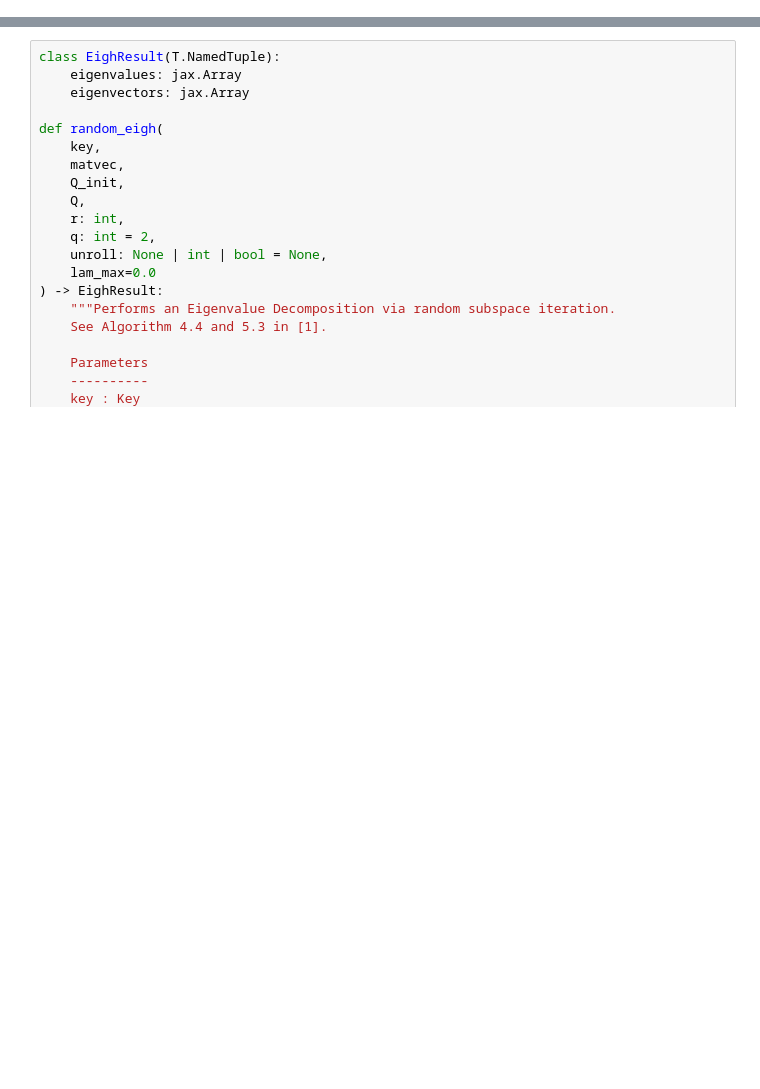
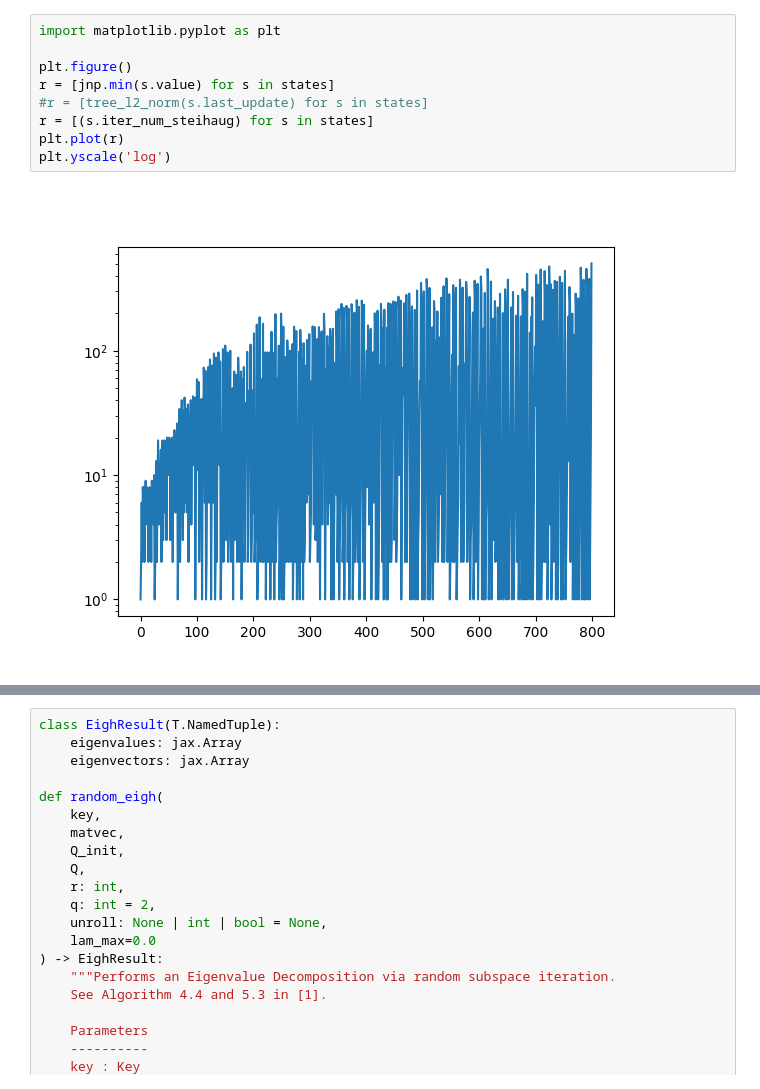
Before and after one commit to schaffer9/MagPI, a Jupyter notebook: examples/rarc.ipynb, the cells around one changed output, grey strips where cells are left out. Drawn from its saved outputs; the diff is of its cells as text; blank space fills up the shorter version.

```diff
--- a/examples/rarc.ipynb
+++ b/examples/rarc.ipynb
@@ -62,0 +160,11 @@ res = solver.run(init_params, X, y)
+# %%
+import matplotlib.pyplot as plt
+
+plt.figure()
+r = [jnp.min(s.value) for s in states]
+#r = [tree_l2_norm(s.last_update) for s in states]
+r = [(s.iter_num_steihaug) for s in states]
+plt.plot(r)
+plt.yscale('log')
+# %% [output]
+[figure, added]
```
Also changed, not shown: parts of 19 cells of this notebook, 2 other files.
